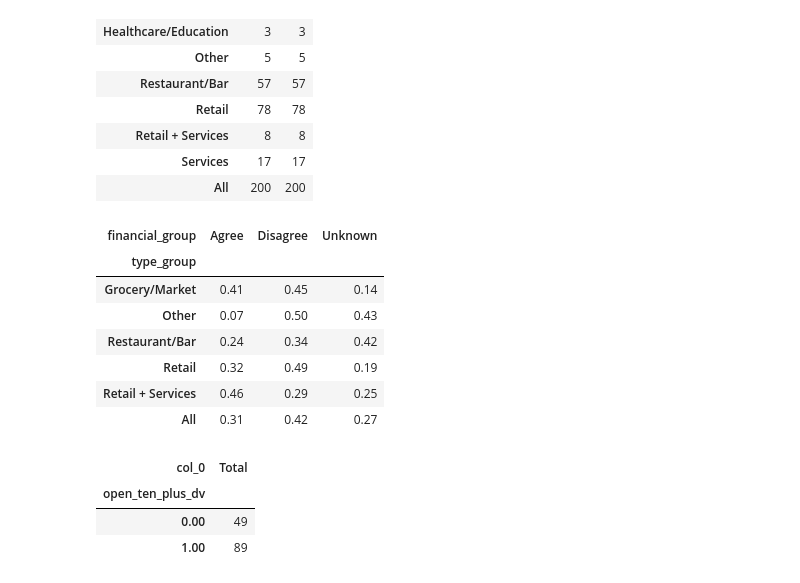
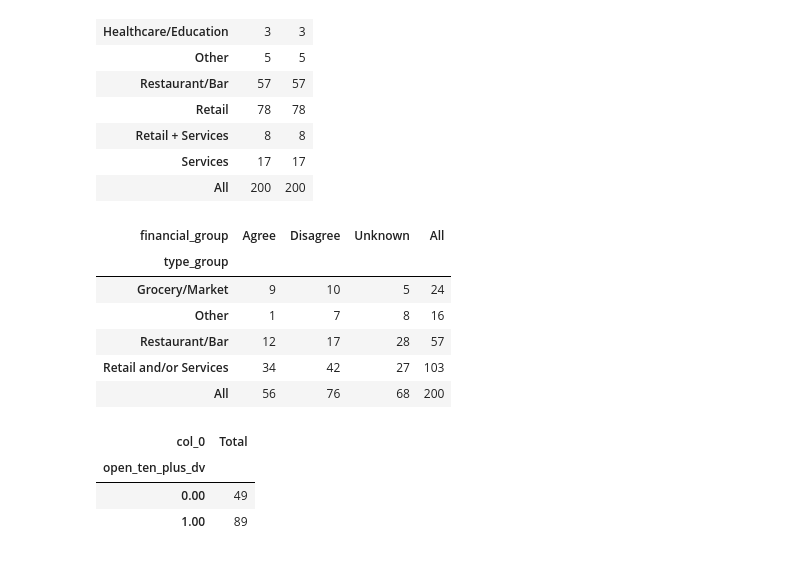
Before and after one commit to mbecica/business-survey-201, a Jupyter notebook: financial-stability.ipynb, the cells around one changed output. Drawn from its saved outputs; the diff is of its cells as text; code cells hidden in the pictures.

Commit message:
financial recovery x business type graph

```diff
--- a/financial-stability.ipynb
+++ b/financial-stability.ipynb
@@ -36,6 +37,8 @@ group_mapping = {
 
 # Create a new column 'housing_group' for the grouped categories
 business_df['financial_group'] = business_df['financial_stability'].map(group_mapping)
+# There are some NaNs, replace them with Unknown
+business_df.fillna(value={"financial_group": "Unknown"}, inplace = True)
 
 # Set dummy variables
 business_df['financialrecovery_dv'] = business_df['financial_group'].map(nominal_mapping)
@@ -44,9 +55,9 @@ business_df['financialrecovery_dv'] = business_df['financial_group'].map(nominal
 business_type_mapping = {
     "Activity Based": "Other",
     "Healthcare/Education": "Other",
-    "Services": "Retail + Services",
-    "Retail + Services": "Retail + Services",
-    "Retail": "Retail",
+    "Services": "Retail and/or Services",
+    "Retail + Services": "Retail and/or Services",
+    "Retail": "Retail and/or Services",
     "Restaurant/Bar": "Restaurant/Bar",
     "Grocery/Market": "Grocery/Market",
     "Other":"Other"
@@ -76,16 +86,15 @@ pd.crosstab(index=business_df['type'], columns='Total', margins=True)
 | Services | 17 | 17 |
 | All | 200 | 200 |
 # %%
-pd.crosstab(index=business_df['type_group'], columns=business_df['financial_group'], margins=True, normalize='index')
+pd.crosstab(index=business_df['type_group'], columns=business_df['financial_group'], margins=True)
 # %% [output]
-| financial_group | Agree | Disagree | Unknown |
-| type_group |  |  |  |
-| Grocery/Market | 0.41 | 0.45 | 0.14 |
-| Other | 0.07 | 0.50 | 0.43 |
-| Restaurant/Bar | 0.24 | 0.34 | 0.42 |
-| Retail | 0.32 | 0.49 | 0.19 |
-| Retail + Services | 0.46 | 0.29 | 0.25 |
-| All | 0.31 | 0.42 | 0.27 |
+| financial_group | Agree | Disagree | Unknown | All |
+| type_group |  |  |  |  |
+| Grocery/Market | 9 | 10 | 5 | 24 |
+| Other | 1 | 7 | 8 | 16 |
+| Restaurant/Bar | 12 | 17 | 28 | 57 |
+| Retail and/or Services | 34 | 42 | 27 | 103 |
+| All | 56 | 76 | 68 | 200 |
 # %%
 # Business Length Open
 # Create a new column for filtered length open that excludes 0-3 years
```
Also changed, not shown: parts of 11 cells of this notebook.
